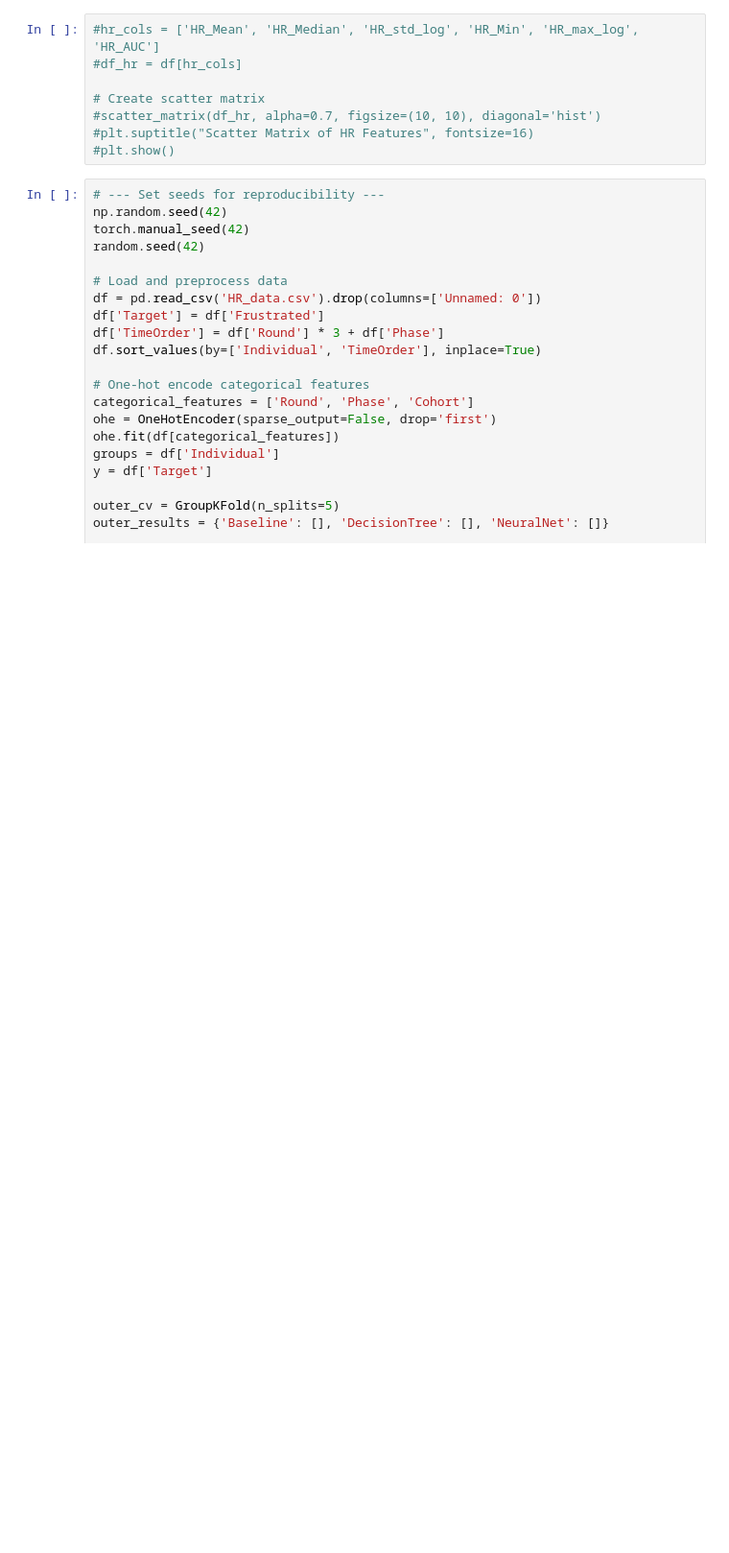
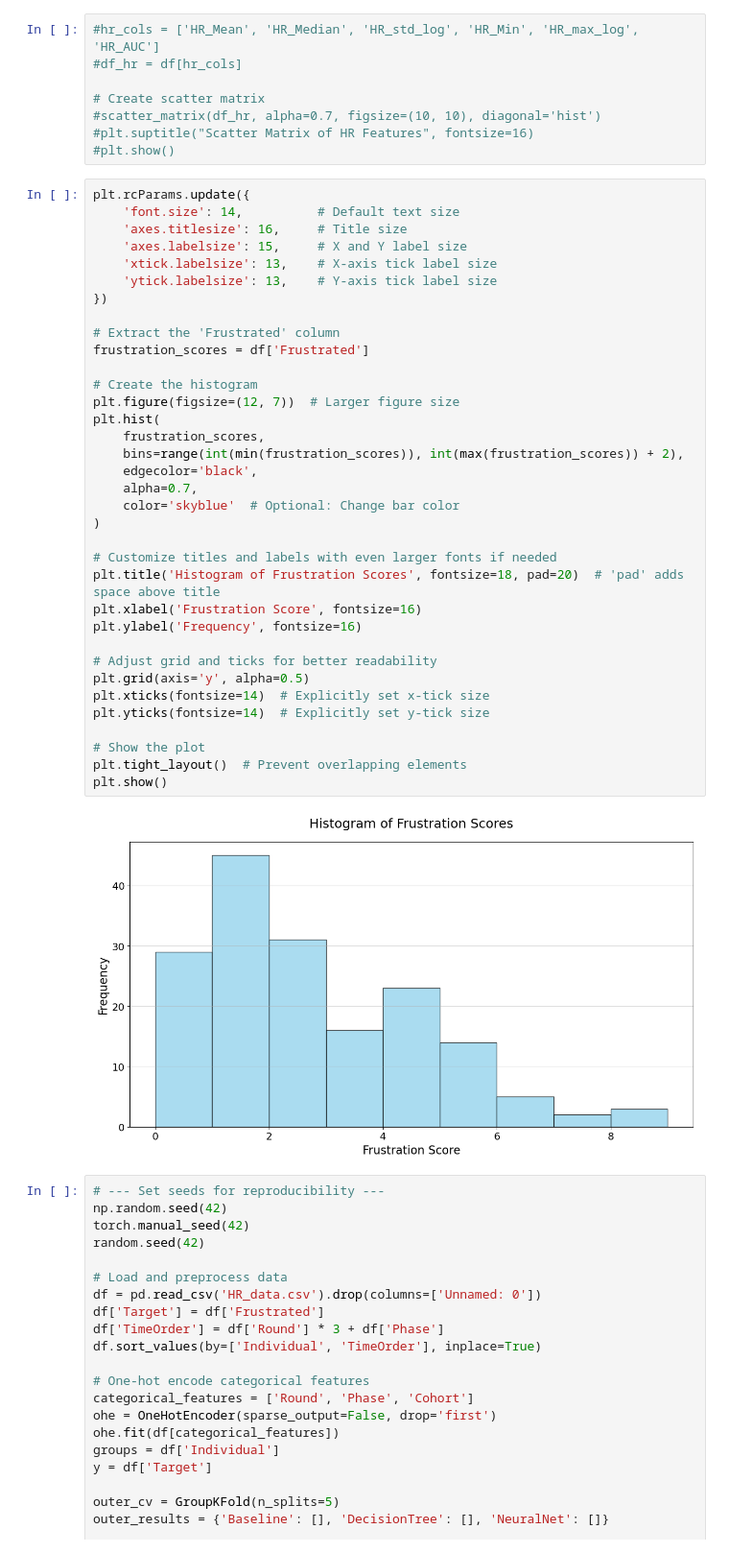
Before and after one commit to MagnusHx/DTU-public, a Jupyter notebook: StatEvalIndividual.ipynb, the cells around one changed output. Shown at 96% size. Drawn from its saved outputs; the diff is of its cells as text; blank space fills up the shorter version.

```diff
--- a/StatEvalIndividual.ipynb
+++ b/StatEvalIndividual.ipynb
@@ -52,6 +63,43 @@ plt.show()
 #scatter_matrix(df_hr, alpha=0.7, figsize=(10, 10), diagonal='hist')
 #plt.suptitle("Scatter Matrix of HR Features", fontsize=16)
 #plt.show()
+# %%
+plt.rcParams.update({
+    'font.size': 14,          # Default text size
+    'axes.titlesize': 16,     # Title size
+    'axes.labelsize': 15,     # X and Y label size
+    'xtick.labelsize': 13,    # X-axis tick label size
+    'ytick.labelsize': 13,    # Y-axis tick label size
+})
+
+# Extract the 'Frustrated' column
+frustration_scores = df['Frustrated']
+
+# Create the histogram
+plt.figure(figsize=(12, 7))  # Larger figure size
+plt.hist(
+    frustration_scores,
+    bins=range(int(min(frustration_scores)), int(max(frustration_scores)) + 2),
+    edgecolor='black',
+    alpha=0.7,
+    color='skyblue'  # Optional: Change bar color
+)
+
+# Customize titles and labels with even larger fonts if needed
+plt.title('Histogram of Frustration Scores', fontsize=18, pad=20)  # 'pad' adds space above title
+plt.xlabel('Frustration Score', fontsize=16)
+plt.ylabel('Frequency', fontsize=16)
+
+# Adjust grid and ticks for better readability
+plt.grid(axis='y', alpha=0.5)
+plt.xticks(fontsize=14)  # Explicitly set x-tick size
+plt.yticks(fontsize=14)  # Explicitly set y-tick size
+
+# Show the plot
+plt.tight_layout()  # Prevent overlapping elements
+plt.show()
+# %% [output]
+[figure, added]
 # %%
 # --- Set seeds for reproducibility ---
 np.random.seed(42)
```
Also changed, not shown: parts of 1 cell of this notebook.
